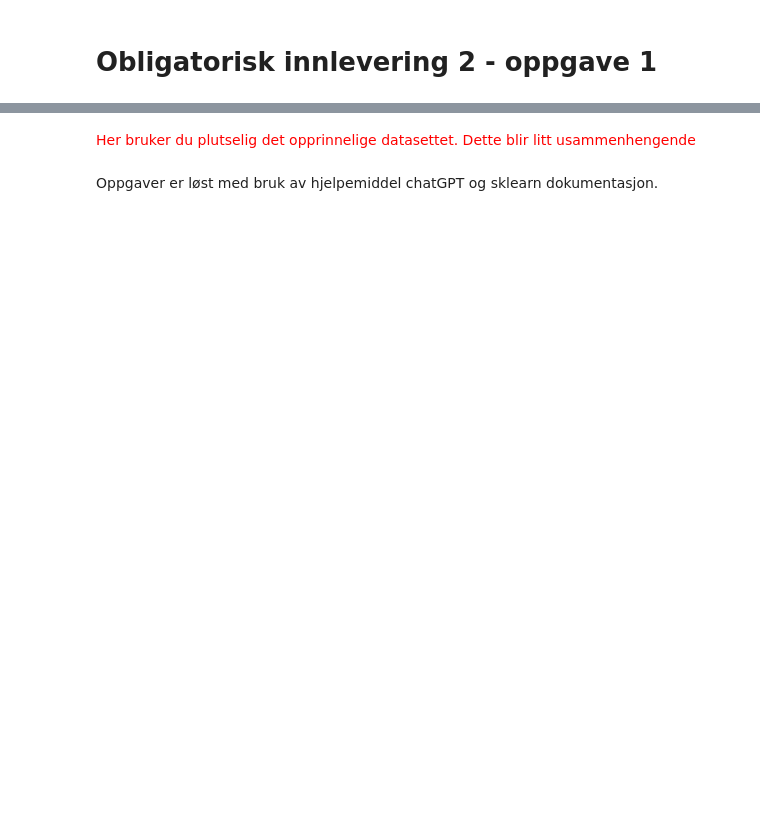
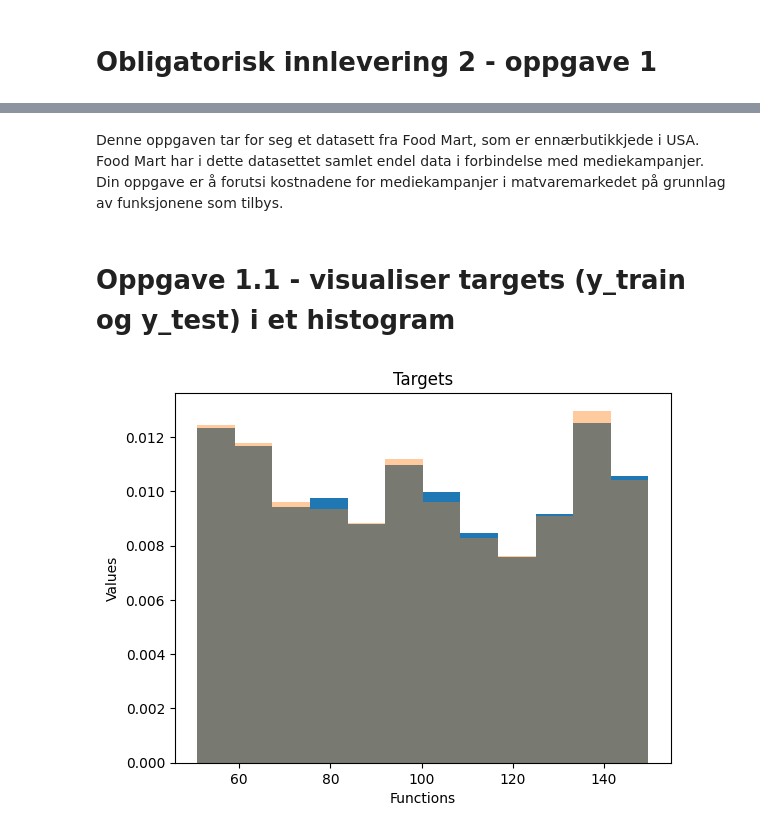
Before and after one commit to Bsingstad/DMBA-ML, a Jupyter notebook: Oblig 2/Oppgave 1.ipynb, the cells around one changed output, grey strips where cells are left out. Drawn from its saved outputs; the diff is of its cells as text; code cells hidden in the pictures; blank space fills up the shorter version.

```diff
--- a/Oblig 2/Oppgave 1.ipynb
+++ b/Oblig 2/Oppgave 1.ipynb
@@ -314,4 +3,2 @@ Gjennomsnittlig feil på prediksjonen sammenlignet med gjennomsnittlig faktisk p
-# %% [markdown]
-<span style='color:red '> Her bruker du plutselig det opprinnelige datasettet. Dette blir litt usammenhengende </span>
-# %% [markdown]
-Oppgaver er løst med bruk av hjelpemiddel chatGPT og sklearn dokumentasjon.
+# %% [markdown]
+Denne oppgaven tar for seg et datasett fra Food Mart, som er ennærbutikkjede i USA. Food Mart har i dette datasettet samlet endel data i forbindelse med mediekampanjer. Din oppgave er å forutsi kostnadene for mediekampanjer i matvaremarkedet på grunnlag av funksjonene som tilbys.
@@ -317,0 +22,11 @@ Oppgaver er løst med bruk av hjelpemiddel chatGPT og sklearn dokumentasjon.
+# %% [markdown]
+# Oppgave 1.1 - visualiser targets (y_train og y_test) i et histogram
+# %%
+plt.hist(y_train, bins=12, density=True)
+plt.hist(y_test, bins=12, density=True, alpha=0.4)
+plt.title("Targets")
+plt.xlabel("Functions")
+plt.ylabel("Values")
+plt.show()
+# %% [output]
+[figure, added]
```
Also changed, not shown: parts of 75 cells of this notebook, 1 other file.
